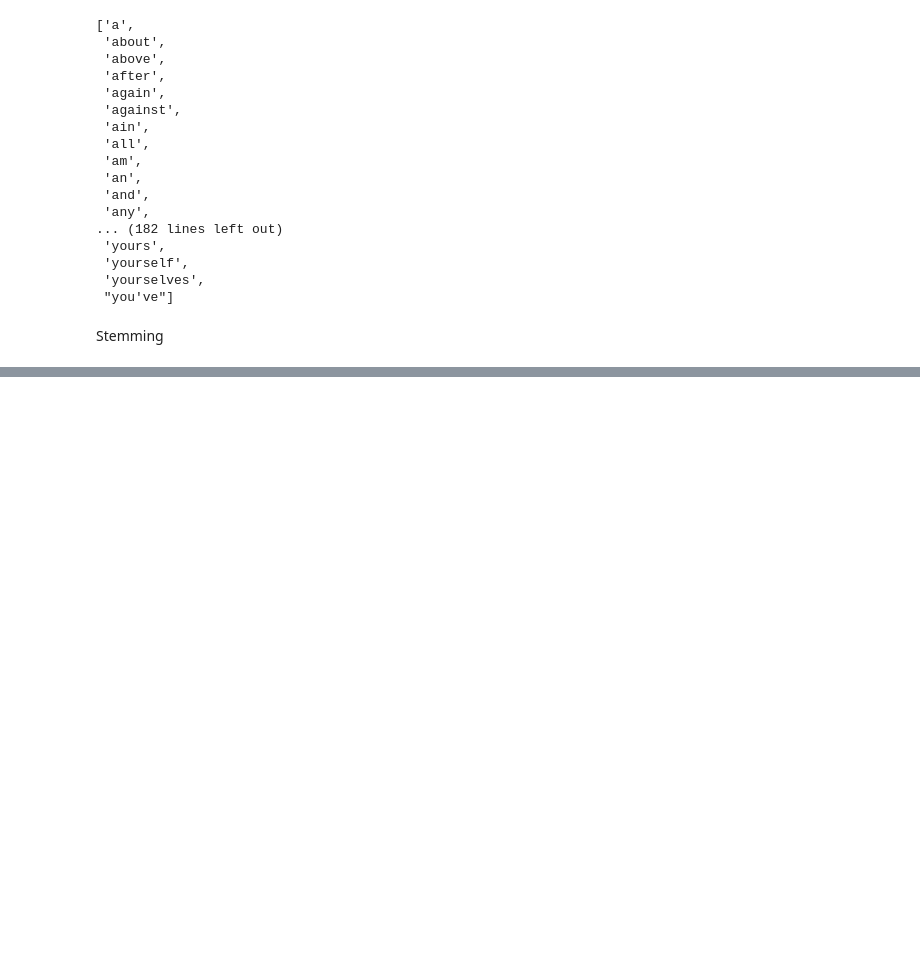
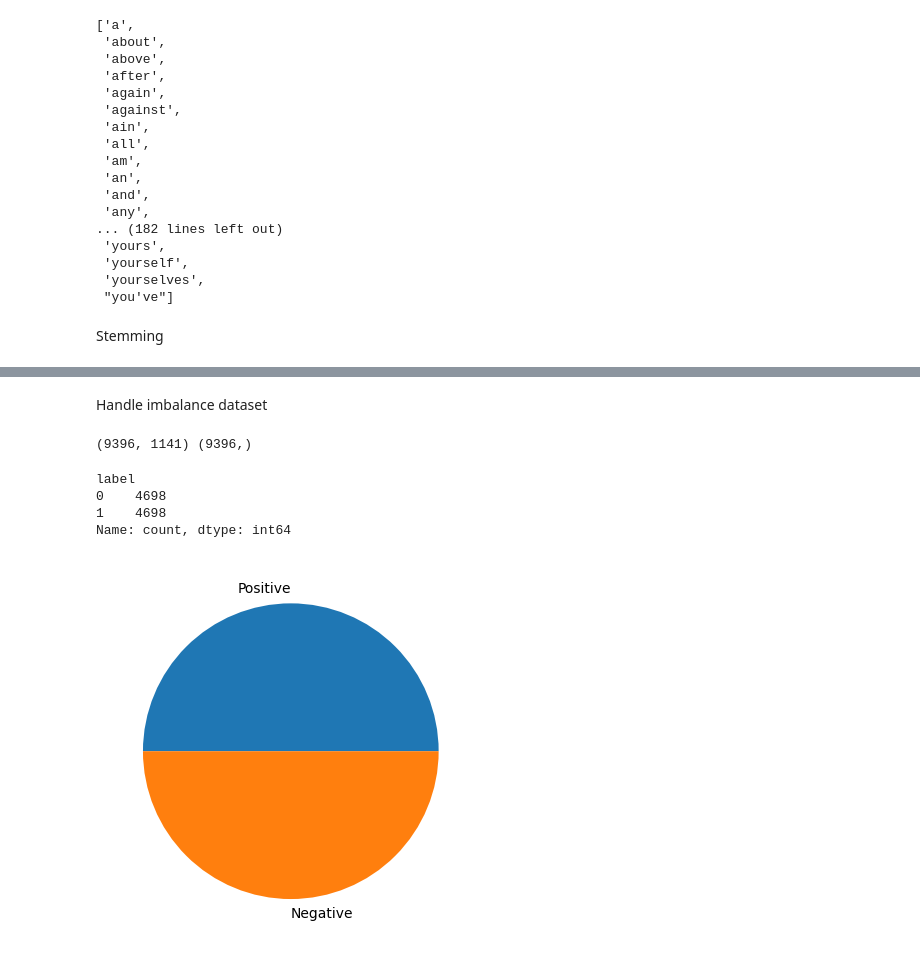
Before and after one commit to Sudharaka200/sentiment_analysis_project, a Jupyter notebook: notebooks/02.model_building.ipynb, the cells around one changed output, grey strips where cells are left out. Saved outputs shown, nothing was run; the diff lists cells and outputs as text; code cells hidden in the pictures; blank space fills up the shorter version.

```diff
--- a/notebooks/02.model_building.ipynb
+++ b/notebooks/02.model_building.ipynb
@@ -149,0 +242,17 @@ data["tweet"] =  data["tweet"].apply(lambda x: " ".join(ps.stem(x) for x in x.sp
+# %%
+def vectorizer(ds, vocabulary):
+    vectorized_1st = []  # Initialize the list before using it
+
+    for sentence in ds:
+        sentence_1st = [0] * len(vocabulary)
+        for i in range(len(vocabulary)):
+            if vocabulary[i] in sentence.split():
+                sentence_1st[i] = 1  # Use 'sentence_1st' instead of 'sentence_list'
+
+        vectorized_1st.append(sentence_1st)  # Append sentence_1st, not sentence_list
+
+    vectorized_1st_new = np.asarray(vectorized_1st, dtype=np.float32)
+
+    return vectorized_1st_new
+# %%
+vectorized_x_train = vectorizer(x_train, tokens)
@@ -149,0 +307,21 @@ data["tweet"] =  data["tweet"].apply(lambda x: " ".join(ps.stem(x) for x in x.sp
+# %% [markdown]
+Handle imbalance dataset
+# %%
+from imblearn.over_sampling import SMOTE
+smote = SMOTE()
+vectorized_x_train_smote, y_train_smote = smote.fit_resample(vectorized_x_train, y_train)
+print(vectorized_x_train_smote.shape, y_train_smote.shape)
+# %% [output]
+(9396, 1141) (9396,)
+# %%
+y_train_smote.value_counts()
+# %% [output]
+label
+0    4698
+1    4698
+Name: count, dtype: int64
+# %%
+plt.pie(np.array([y_train_smote.value_counts()[0], y_train_smote.value_counts()[1]]), labels=['Positive', 'Negative'])
+plt.show()
+# %% [output]
+[figure, added]
```
Also changed, not shown: parts of 49 cells of this notebook, 3 other files.
